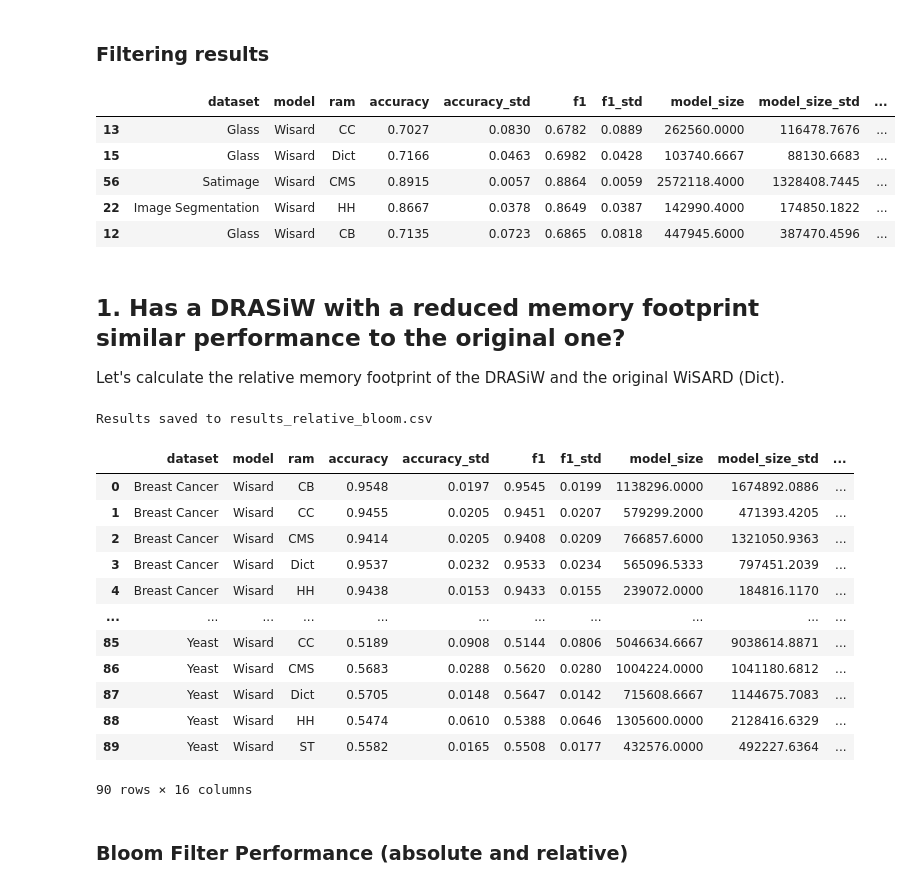
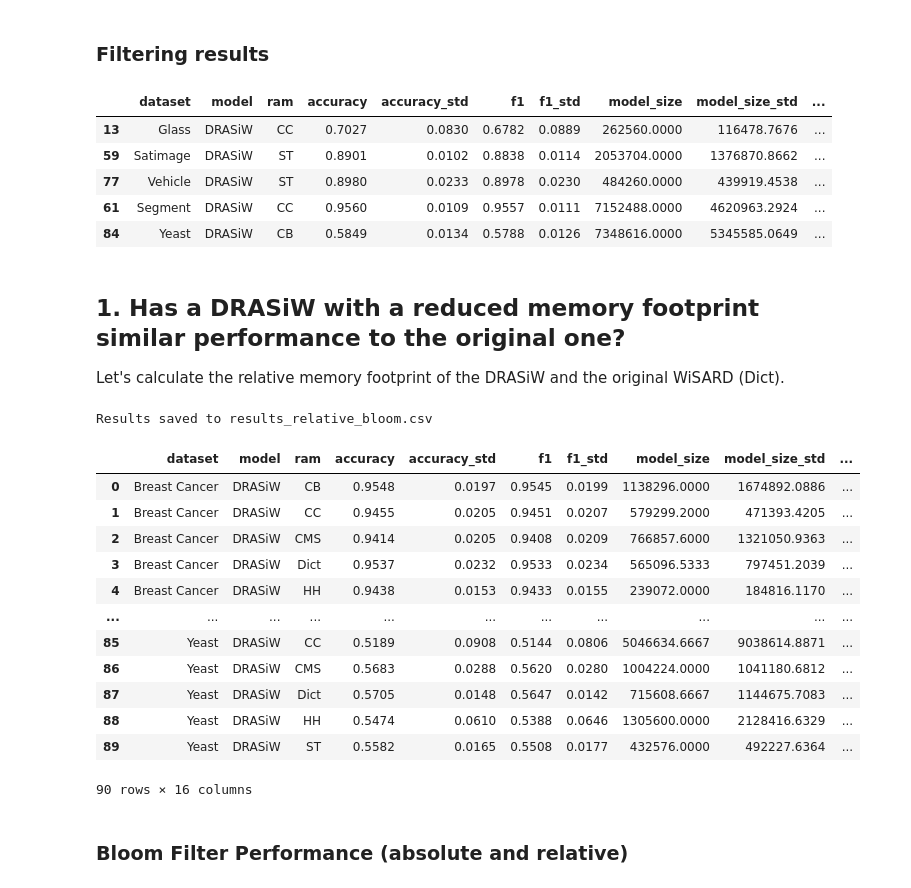
Before and after one commit to otavioon/wisardlib, a Jupyter notebook: analysis/analyse_results.ipynb, the cells around one changed output. Cells and saved outputs as stored; diff of their text form; code cells hidden in the pictures.

```diff
--- a/analysis/analyse_results.ipynb
+++ b/analysis/analyse_results.ipynb
@@ -321,7 +321,7 @@ wisard_results = aggregate_mean_std(
     keys_to_aggregate=["accuracy", "f1", "model_size"]
 )
 
-wisard_results["model"] = "Wisard"
+wisard_results["model"] = "DRASiW"
 
 # Rearange columns
 wisard_results = wisard_results[[
@@ -334,39 +334,39 @@ wisard_results = wisard_results[[
     "f1_std",
     "model_size",
     "model_size_std",
 ]]
 
 
 dfs = []
 
 # Add metric row
 for _, row in datasets_info.iterrows():
     df = wisard_results[wisard_results["dataset"] == row["dataset_name"]].copy()
     if row["metric"] == "f1 weighted":
         metric = "f1"
         metric_std = "f1_std"
     else:
         metric = "accuracy"
         metric_std = "accuracy_std"
 
     df["metric"] = df[metric]
     df["metric_std"] = df[metric_std]
     df["performance_metric"] = metric
     dfs.append(df.reset_index(drop=True))
 
 wisard_results = pd.concat(dfs).reset_index(drop=True)
-wisard_results["model"] = "Wisard"
+wisard_results["model"] = "DRASiW"
 
 # Put dataset name in Camel case
 
 wisard_results.sample(n=5)
 # %% [output]
 |  | dataset | model | ram | accuracy | accuracy_std | f1 | f1_std | model_size | model_size_std | ... |
-| 13 | Glass | Wisard | CC | 0.7027 | 0.0830 | 0.6782 | 0.0889 | 262560.0000 | 116478.7676 | ... |
-| 15 | Glass | Wisard | Dict | 0.7166 | 0.0463 | 0.6982 | 0.0428 | 103740.6667 | 88130.6683 | ... |
-| 56 | Satimage | Wisard | CMS | 0.8915 | 0.0057 | 0.8864 | 0.0059 | 2572118.4000 | 1328408.7445 | ... |
-| 22 | Image Segmentation | Wisard | HH | 0.8667 | 0.0378 | 0.8649 | 0.0387 | 142990.4000 | 174850.1822 | ... |
-| 12 | Glass | Wisard | CB | 0.7135 | 0.0723 | 0.6865 | 0.0818 | 447945.6000 | 387470.4596 | ... |
+| 13 | Glass | DRASiW | CC | 0.7027 | 0.0830 | 0.6782 | 0.0889 | 262560.0000 | 116478.7676 | ... |
+| 59 | Satimage | DRASiW | ST | 0.8901 | 0.0102 | 0.8838 | 0.0114 | 2053704.0000 | 1376870.8662 | ... |
+| 77 | Vehicle | DRASiW | ST | 0.8980 | 0.0233 | 0.8978 | 0.0230 | 484260.0000 | 439919.4538 | ... |
+| 61 | Segment | DRASiW | CC | 0.9560 | 0.0109 | 0.9557 | 0.0111 | 7152488.0000 | 4620963.2924 | ... |
+| 84 | Yeast | DRASiW | CB | 0.5849 | 0.0134 | 0.5788 | 0.0126 | 7348616.0000 | 5345585.0649 | ... |
 # %% [markdown]
 ## 1. Has a DRASiW with a reduced memory footprint similar performance to the original one?
 
@@ -380,24 +380,24 @@ for dset, df in relative_results_df.groupby("dataset"):
     for metric in ["accuracy", "f1", "model_size", "metric"]:
         relative_results_df.loc[df.index, f"{metric}_relative"] = df[metric] / df.loc[highest_metric, metric]
 
-relative_results_df["model"] = "Wisard"
+relative_results_df["model"] = "DRASiW"
 relative_results_df.to_csv("results_relative_bloom.csv", index=False)
 print("Results saved to results_relative_bloom.csv")
 relative_results_df
 # %% [output]
 Results saved to results_relative_bloom.csv
 |  | dataset | model | ram | accuracy | accuracy_std | f1 | f1_std | model_size | model_size_std | ... |
-| 0 | Breast Cancer | Wisard | CB | 0.9548 | 0.0197 | 0.9545 | 0.0199 | 1138296.0000 | 1674892.0886 | ... |
-| 1 | Breast Cancer | Wisard | CC | 0.9455 | 0.0205 | 0.9451 | 0.0207 | 579299.2000 | 471393.4205 | ... |
-| 2 | Breast Cancer | Wisard | CMS | 0.9414 | 0.0205 | 0.9408 | 0.0209 | 766857.6000 | 1321050.9363 | ... |
-| 3 | Breast Cancer | Wisard | Dict | 0.9537 | 0.0232 | 0.9533 | 0.0234 | 565096.5333 | 797451.2039 | ... |
-| 4 | Breast Cancer | Wisard | HH | 0.9438 | 0.0153 | 0.9433 | 0.0155 | 239072.0000 | 184816.1170 | ... |
+| 0 | Breast Cancer | DRASiW | CB | 0.9548 | 0.0197 | 0.9545 | 0.0199 | 1138296.0000 | 1674892.0886 | ... |
+| 1 | Breast Cancer | DRASiW | CC | 0.9455 | 0.0205 | 0.9451 | 0.0207 | 579299.2000 | 471393.4205 | ... |
+| 2 | Breast Cancer | DRASiW | CMS | 0.9414 | 0.0205 | 0.9408 | 0.0209 | 766857.6000 | 1321050.9363 | ... |
+| 3 | Breast Cancer | DRASiW | Dict | 0.9537 | 0.0232 | 0.9533 | 0.0234 | 565096.5333 | 797451.2039 | ... |
+| 4 | Breast Cancer | DRASiW | HH | 0.9438 | 0.0153 | 0.9433 | 0.0155 | 239072.0000 | 184816.1170 | ... |
 | ... | ... | ... | ... | ... | ... | ... | ... | ... | ... | ... |
-| 85 | Yeast | Wisard | CC | 0.5189 | 0.0908 | 0.5144 | 0.0806 | 5046634.6667 | 9038614.8871 | ... |
-| 86 | Yeast | Wisard | CMS | 0.5683 | 0.0288 | 0.5620 | 0.0280 | 1004224.0000 | 1041180.6812 | ... |
-| 87 | Yeast | Wisard | Dict | 0.5705 | 0.0148 | 0.5647 | 0.0142 | 715608.6667 | 1144675.7083 | ... |
-| 88 | Yeast | Wisard | HH | 0.5474 | 0.0610 | 0.5388 | 0.0646 | 1305600.0000 | 2128416.6329 | ... |
-| 89 | Yeast | Wisard | ST | 0.5582 | 0.0165 | 0.5508 | 0.0177 | 432576.0000 | 492227.6364 | ... |
+| 85 | Yeast | DRASiW | CC | 0.5189 | 0.0908 | 0.5144 | 0.0806 | 5046634.6667 | 9038614.8871 | ... |
+| 86 | Yeast | DRASiW | CMS | 0.5683 | 0.0288 | 0.5620 | 0.0280 | 1004224.0000 | 1041180.6812 | ... |
+| 87 | Yeast | DRASiW | Dict | 0.5705 | 0.0148 | 0.5647 | 0.0142 | 715608.6667 | 1144675.7083 | ... |
+| 88 | Yeast | DRASiW | HH | 0.5474 | 0.0610 | 0.5388 | 0.0646 | 1305600.0000 | 2128416.6329 | ... |
+| 89 | Yeast | DRASiW | ST | 0.5582 | 0.0165 | 0.5508 | 0.0177 | 432576.0000 | 492227.6364 | ... |
 90 rows × 16 columns
 # %% [markdown]
 ### Bloom Filter Performance (absolute and relative)
```
Also changed, not shown: parts of 19 cells of this notebook.
